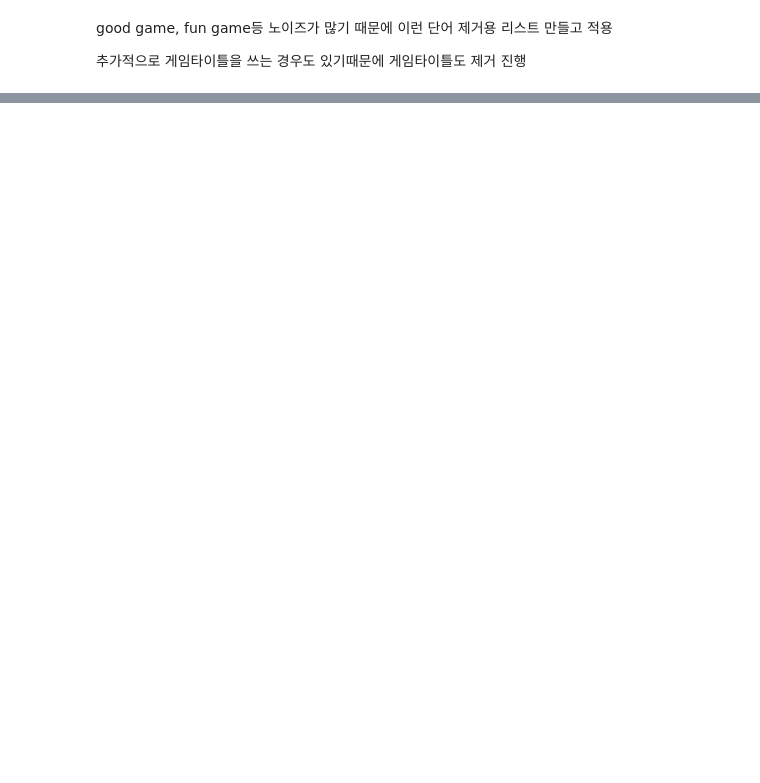
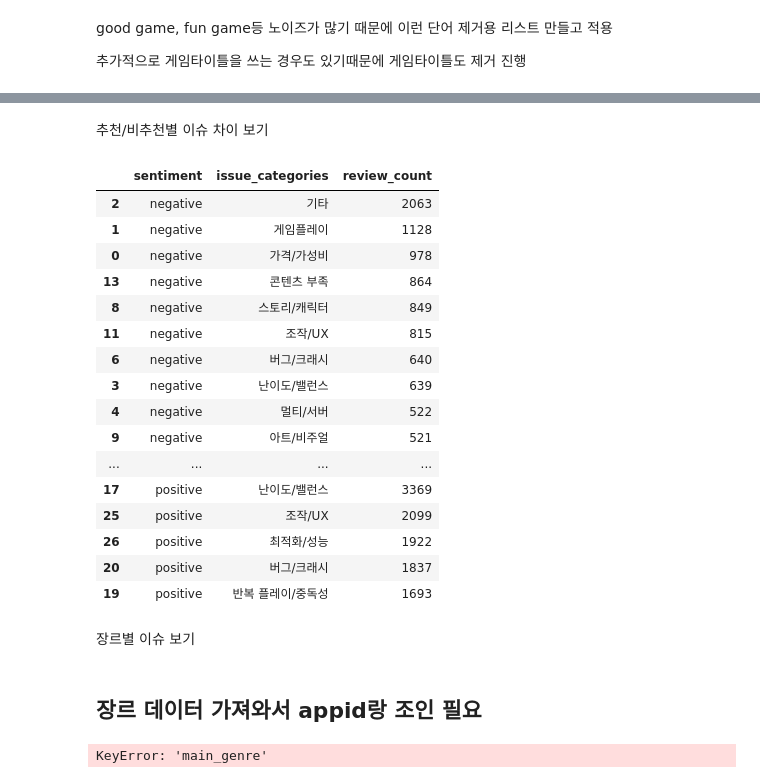
Before and after one commit to jinnyjinnyjinjin/steam-indie-game-analysis, a Jupyter notebook: src/notebooks/js/main_analysis/review.ipynb, the cells around one changed output, grey strips where cells are left out. Cells and saved outputs as stored; diff of their text form; code cells hidden in the pictures; blank space fills up the shorter version.

```diff
--- a/src/notebooks/js/main_analysis/review.ipynb
+++ b/src/notebooks/js/main_analysis/review.ipynb
@@ -931,0 +872,20 @@ plt.show()
+# %%
+def classify_review_issues(text, issue_keywords):
+    if pd.isna(text):
+        return ["기타"]
+
+    text = str(text).lower()
+    matched_categories = []
+
+    for category, keywords in issue_keywords.items():
+        for keyword in keywords:
+            pattern = r"\b" + re.escape(keyword.lower()) + r"\b"
+
+            if re.search(pattern, text):
+                matched_categories.append(category)
+                break
+
+    if len(matched_categories) == 0:
+        return ["기타"]
+
+    return matched_categories
@@ -931,0 +894,4 @@ plt.show()
+# %%
+reviews_en["issue_categories"] = reviews_en["clean_review"].apply(
+    lambda x: classify_review_issues(x, issue_keywords)
+)
@@ -931,0 +970,46 @@ plt.show()
+# %% [markdown]
+추천/비추천별 이슈 차이 보기
+# %%
+issue_by_sentiment = (
+    reviews_en.explode("issue_categories")
+      .groupby(["sentiment", "issue_categories"])
+      .size()
+      .reset_index(name="review_count")
+      .sort_values(["sentiment", "review_count"], ascending=[True, False])
+)
+
+issue_by_sentiment
+# %% [output]
+|  | sentiment | issue_categories | review_count |
+| 2 | negative | 기타 | 2063 |
+| 1 | negative | 게임플레이 | 1128 |
+| 0 | negative | 가격/가성비 | 978 |
+| 13 | negative | 콘텐츠 부족 | 864 |
+| 8 | negative | 스토리/캐릭터 | 849 |
+| 11 | negative | 조작/UX | 815 |
+| 6 | negative | 버그/크래시 | 640 |
+| 3 | negative | 난이도/밸런스 | 639 |
+| 4 | negative | 멀티/서버 | 522 |
+| 9 | negative | 아트/비주얼 | 521 |
+| ... | ... | ... | ... |
+| 17 | positive | 난이도/밸런스 | 3369 |
+| 25 | positive | 조작/UX | 2099 |
+| 26 | positive | 최적화/성능 | 1922 |
+| 20 | positive | 버그/크래시 | 1837 |
+| 19 | positive | 반복 플레이/중독성 | 1693 |
+# %% [markdown]
+장르별 이슈 보기
+# %% [markdown]
+## 장르 데이터 가져와서 appid랑 조인 필요
+# %%
+issue_by_genre = (
+    reviews_en.explode("issue_categories")
+      .groupby(["main_genre", "issue_categories"])
+      .size()
+      .reset_index(name="review_count")
+      .sort_values(["main_genre", "review_count"], ascending=[True, False])
+)
+
+issue_by_genre
+# %% [output]
+KeyError: 'main_genre'
```
Also changed, not shown: parts of 57 cells of this notebook.
